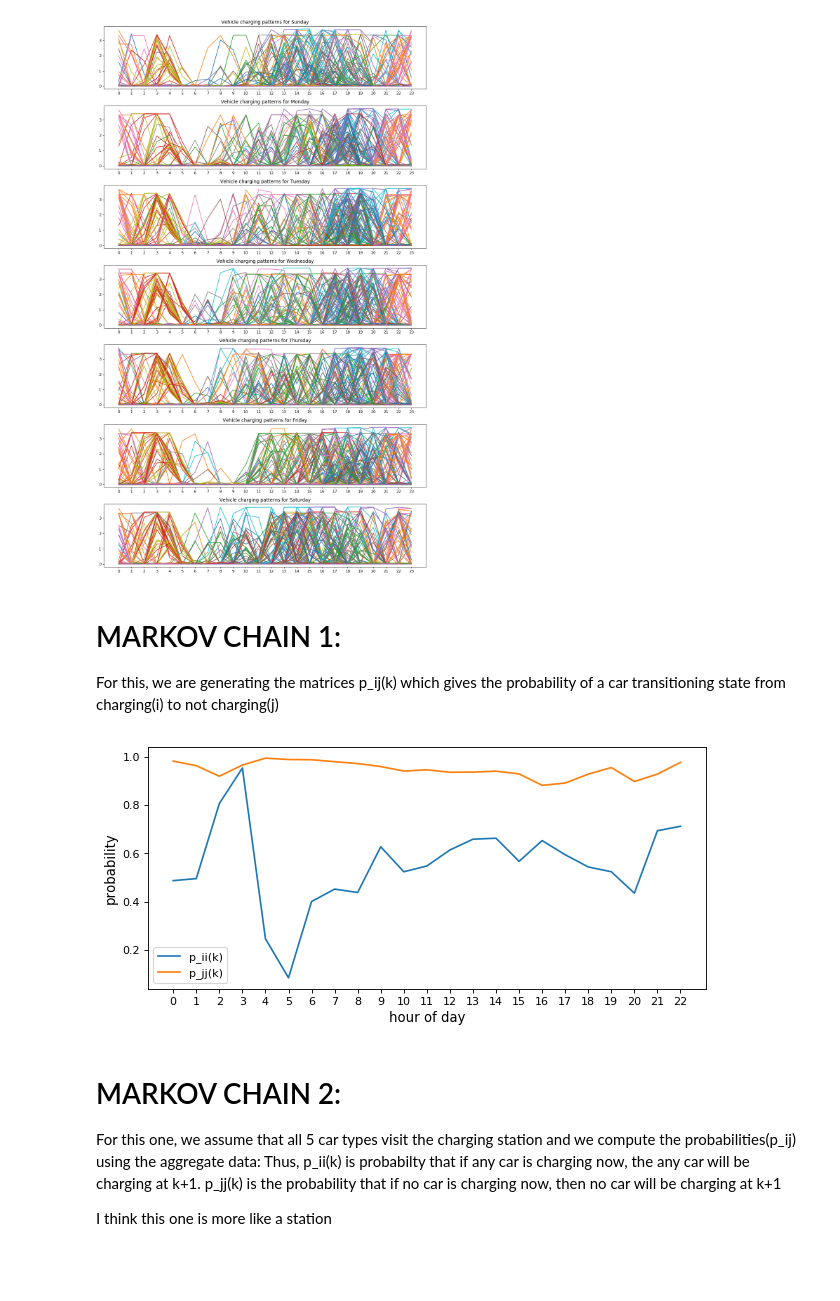
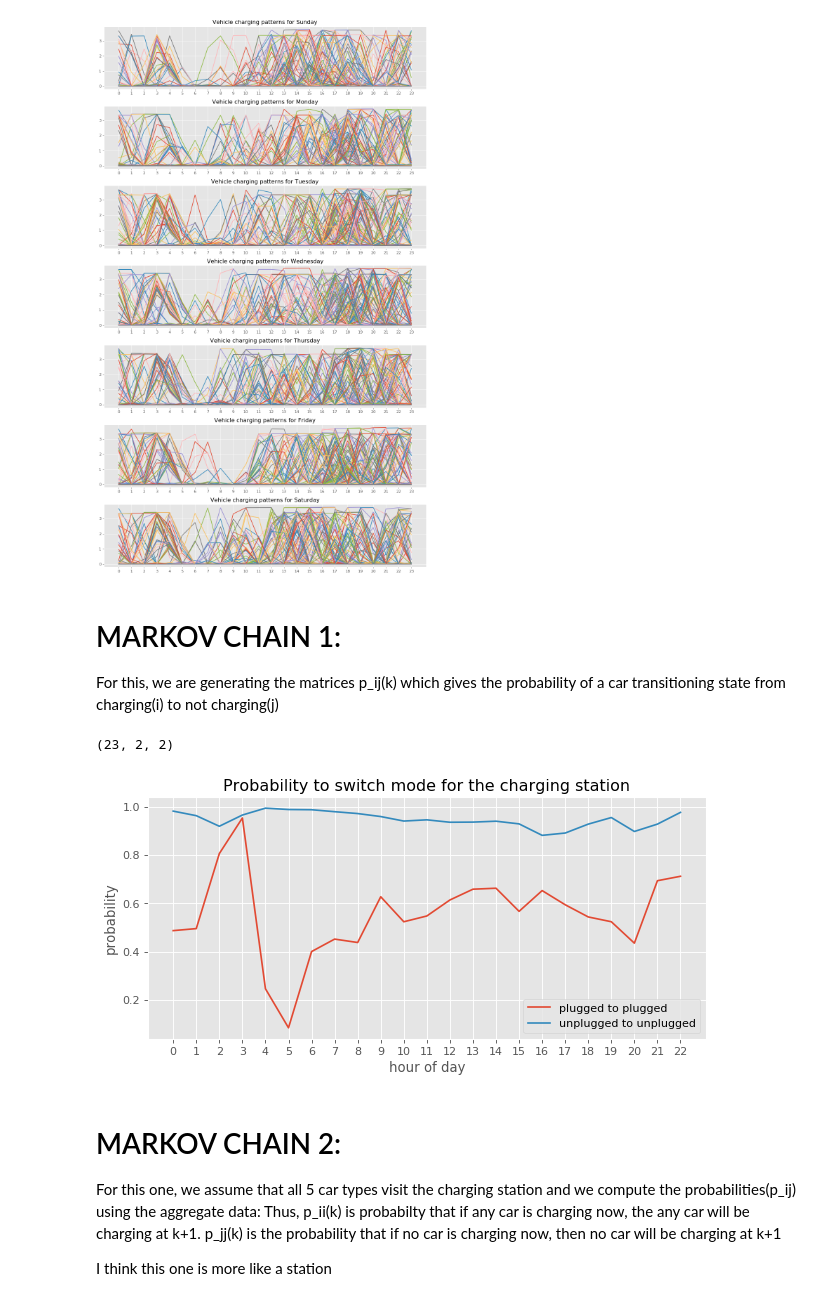
Before and after one commit to mathildebadoual/ev_controller, a Jupyter notebook: data/EV_profiles_v2..ipynb, the cells around one changed output. Cells and saved outputs as stored; diff of their text form; code cells hidden in the pictures; blank space fills up the shorter version.

```diff
--- a/data/EV_profiles_v2..ipynb
+++ b/data/EV_profiles_v2..ipynb
@@ -2,6 +2,7 @@
 import pandas as pd
 import numpy as np
 import matplotlib.pyplot as plt
+plt.style.use('ggplot')
 # %%
 data = pd.read_csv('EV_data.csv')
 ID_26 = data['ID:26']     #Car_ID:26
@@ -25,7 +26,7 @@ for i in range(7):
             plt.title('Vehicle charging patterns for %s' %day_list[i])
             plt.xticks(np.linspace(0,23,24))
 # %% [output]
-[figure, old version]
+[figure, new version]
 # %%
 ##Creating mean plots for each day of the week
 # plt.figure(dpi = 80, figsize = (10,12))
@@ -79,20 +80,25 @@ for k in range(23):  # 23 cuz probability doesn't count for last timestep
     p_list.append(p_ij)
 # %%
 p_array = np.array(p_list)
+print(p_array.shape)
 fs =14
 
 plt.figure(dpi = 80, figsize = (9,4), tight_layout = False)
-plt.plot(np.linspace(0,22,23), p_array[:,0,0], label = 'p_ii(k)')
-plt.plot(np.linspace(0,22,23), p_array[:,1,1], label = 'p_jj(k)')
+plt.plot(np.linspace(0,22,23), p_array[:,0,0], label = 'plugged to plugged')
+plt.plot(np.linspace(0,22,23), p_array[:,1,1], label = 'unplugged to unplugged')
+#plt.plot(np.linspace(0,22,23), p_array[:,0,1], label = 'unplugged to plugged')
+#plt.plot(np.linspace(0,22,23), p_array[:,1,0], label = 'plugged to unplugged')
 plt.xticks(np.linspace(0,22,23))
 plt.ylabel('probability', fontsize = fs-2)
 plt.xlabel('hour of day', fontsize = fs-2)
+plt.title('Probability to switch mode for the charging station')
 plt.legend()
 plt.show()
 
 #p_array.shape
 # %% [output]
+(23, 2, 2)
-[figure, old version]
+[figure, new version]
 # %% [markdown]
 # MARKOV CHAIN 2:
 For this one, we assume that all 5 car types visit the charging station and we compute the probabilities(p_ij) using the aggregate data: Thus, p_ii(k) is probabilty that if any car is charging now, the any car will be charging at k+1. p_jj(k) is the probability that if no car is charging now, then no car will be charging at k+1
```
Also changed, not shown: parts of 1 cell of this notebook, 1 other file.
